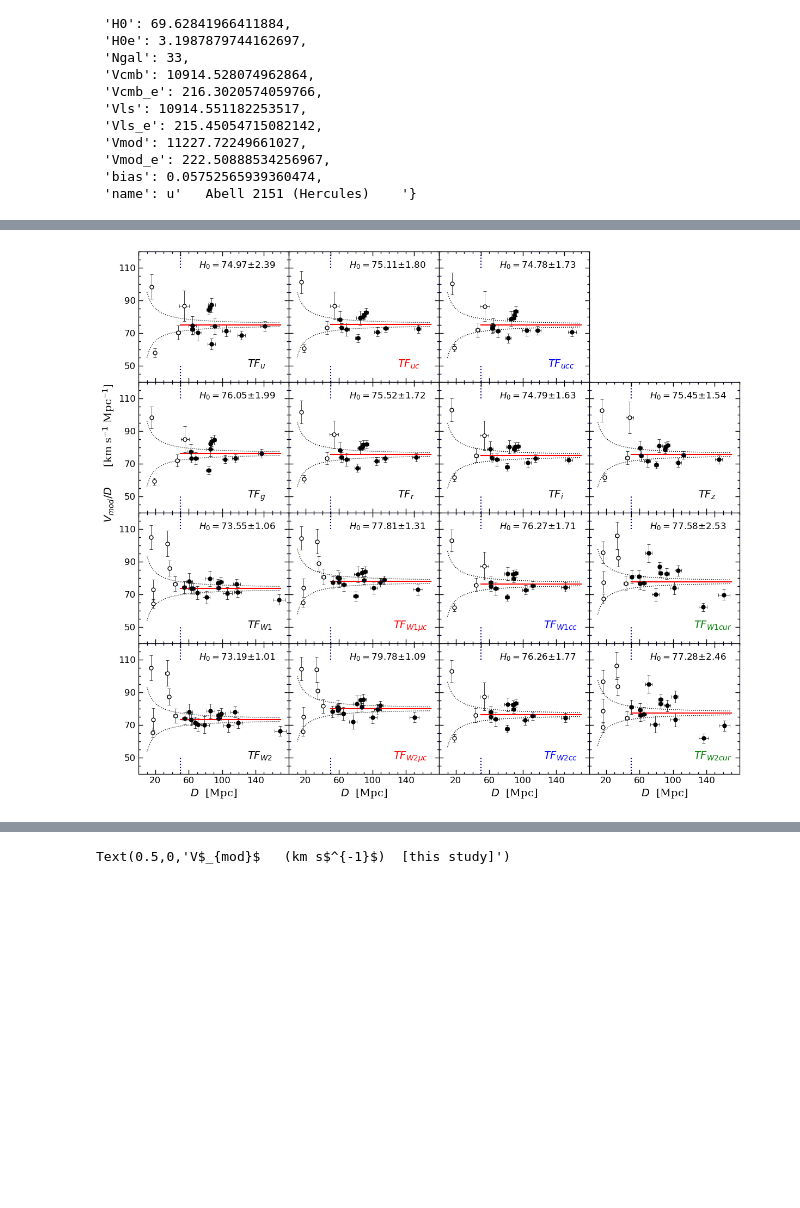
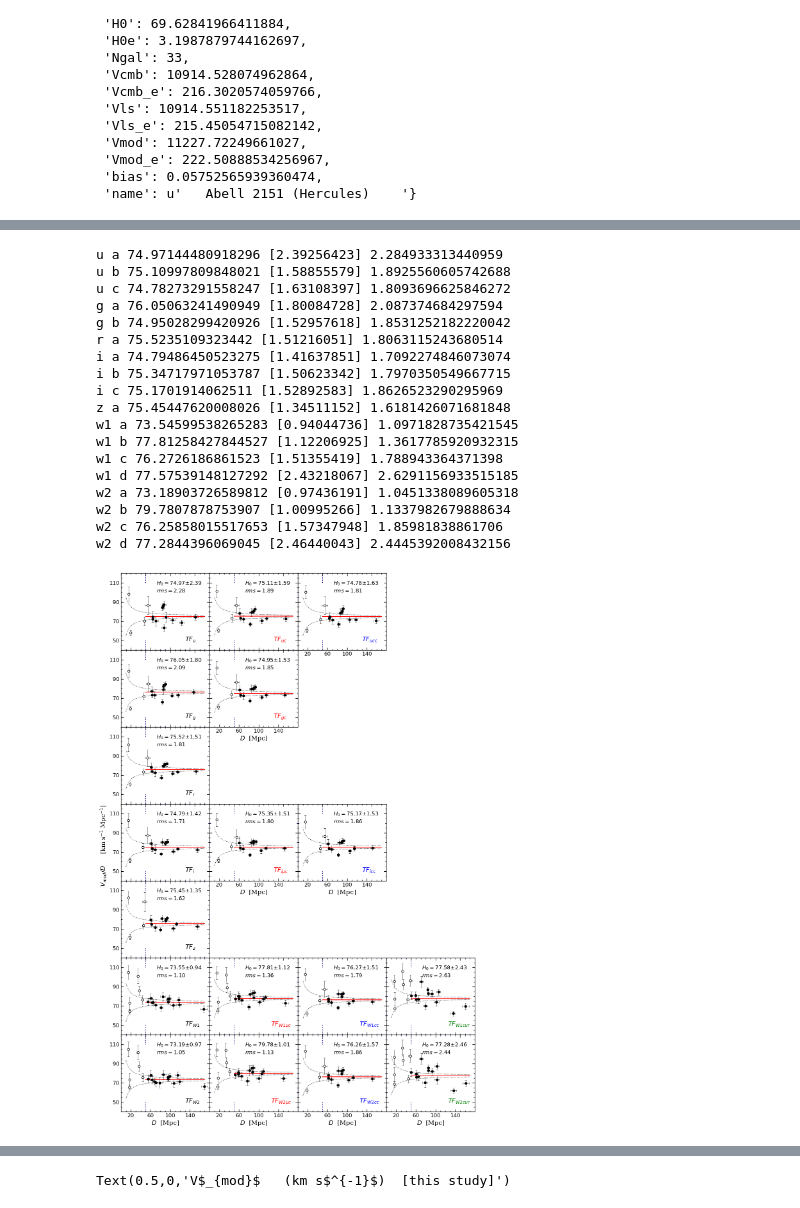
Before and after one commit to ekourkchi/TFcalibrators, a Jupyter notebook: TF_apply_cluster_bias.ipynb, the cells around one changed output, grey strips where cells are left out. Cells and saved outputs as stored; diff of their text form; code cells hidden in the pictures; blank space fills up the shorter version.

```diff
--- a/TF_apply_cluster_bias.ipynb
+++ b/TF_apply_cluster_bias.ipynb
@@ -494,12 +494,16 @@ band_Mag_Lims['u']['c'] = -16.41
 
 band_Mag_Lims['g']={}
 band_Mag_Lims['g']['a'] = -16.75
+band_Mag_Lims['g']['b'] = -16.72
+band_Mag_Lims['g']['c'] = -16.75
 
 band_Mag_Lims['r']={}
 band_Mag_Lims['r']['a'] = -16.90
 
 band_Mag_Lims['i']={}
 band_Mag_Lims['i']['a'] = -17.
+band_Mag_Lims['i']['b'] = -17.
+band_Mag_Lims['i']['c'] = -17.
 
 band_Mag_Lims['z']={}
 band_Mag_Lims['z']['a'] = -17.
@@ -1008,9 +1086,9 @@ Text(0,0.5,'$V_{mod}/D_i$      [km s${^{-1}}$ Mpc${^{-1}}$]    ')
 
 dye = {"u":"blue","g":"green","r":"red","i":"orange","z":"maroon","w1":"purple", 'w2': "brown"}
 
-fig = py.figure(figsize=(12, 12), dpi=100)
+fig = py.figure(figsize=(12, 21), dpi=100)
 fig.subplots_adjust(wspace=0, top=0.92, bottom=0.12, left=0.06, right=0.98)
-gs = gridspec.GridSpec(4,4) ; p=0
+gs = gridspec.GridSpec(7,4) ; p=0
 
 
 
@@ -1034,24 +1112,58 @@ plt.setp(ax.get_yticklabels(), visible=False)
 ax = plt.subplot(gs[p]) ; p+=1
 x_ax, y_ax = plotHubble(ax, 'g', 'a')
 ax.text(130, 49,  r'$TF_{g}$', fontsize=14)
-ax.set_ylabel(r'$V_{mod}/D$'+'      [km s'+r'${^{-1}}$'+' Mpc'+r'${^{-1}}$'+']    ', fontsize=14, fontdict=font)
 
-ax = plt.subplot(gs[p]) ; p+=1
+ax = plt.subplot(gs[p]) ; p+=3
+x_ax, y_ax = plotHubble(ax, 'g', 'b')
+ax.text(130, 49,  r'$TF_{gc}$', fontsize=14, color='r')
+plt.setp(ax.get_yticklabels(), visible=False)
+ax.set_xlabel(r'$D$'+'  [Mpc]', fontsize=14, fontdict=font)
+
+# ax = plt.subplot(gs[p]) ; p+=2
+# x_ax, y_ax = plotHubble(ax, 'g', 'c')
+# ax.text(130, 49,  r'$TF_{gcc}$', fontsize=14, color='b')
+# plt.setp(ax.get_yticklabels(), visible=False)
+# ax.set_xlabel(r'$D$'+'  [Mpc]', fontsize=14, fontdict=font)
+###################
+
+
+
+ax = plt.subplot(gs[p]) ; p+=4
 x_ax, y_ax = plotHubble(ax, 'r', 'a')
 ax.text(130, 49,  r'$TF_{r}$', fontsize=14)
-plt.setp(ax.get_yticklabels(), visible=False)
+# plt.setp(ax.get_yticklabels(), visible=False)
+
+###################
+
 
 ax = plt.subplot(gs[p]) ; p+=1
 x_ax, y_ax = plotHubble(ax, 'i', 'a')
 ax.text(130, 49,  r'$TF_{i}$', fontsize=14)
-plt.setp(ax.get_yticklabels(), visible=False)
+ax.set_ylabel(r'$V_{mod}/D$'+'      [km s'+r'${^{-1}}$'+' Mpc'+r'${^{-1}}$'+']    ', fontsize=14, fontdict=font)
 
 
 ax = plt.subplot(gs[p]) ; p+=1
+x_ax, y_ax = plotHubble(ax, 'i', 'b')
+ax.text(130, 49,  r'$TF_{i \mu c}$', fontsize=14, color='r')
+plt.setp(ax.get_yticklabels(), visible=False)
+ax.set_xlabel(r'$D$'+'  [Mpc]', fontsize=14, fontdict=font)
+
+ax = plt.subplot(gs[p]) ; p+=2
+x_ax, y_ax = plotHubble(ax, 'i', 'c')
+ax.text(130, 49,  r'$TF_{icc}$', fontsize=14, color='b')
+plt.setp(ax.get_yticklabels(), visible=False)
+ax.set_xlabel(r'$D$'+'  [Mpc]', fontsize=14, fontdict=font)
+
+###################
+
+
+ax = plt.subplot(gs[p]) ; p+=4
 x_ax, y_ax = plotHubble(ax, 'z', 'a')
 ax.text(130, 49,  r'$TF_{z}$', fontsize=14)
-plt.setp(ax.get_yticklabels(), visible=False)
+# plt.setp(ax.get_yticklabels(), visible=False)
 ax.set_xlabel(r'$D$'+'  [Mpc]', fontsize=14, fontdict=font)
+
+
 ###################
 
 ax = plt.subplot(gs[p]) ; p+=1
@@ -1078,34 +1190,52 @@ plt.setp(ax.get_yticklabels(), visible=False)
 ###################
 
 ax = plt.subplot(gs[p]) ; p+=1
 x_ax, y_ax = plotHubble(ax, 'w2', 'a')
 ax.text(130, 49,  r'$TF_{W2}$', fontsize=14)
 ax.set_xlabel(r'$D$'+'  [Mpc]', fontsize=14, fontdict=font)
 # ax.set_ylabel(r'$V_{mod}/D$', fontsize=14, fontdict=font)
 
 ax = plt.subplot(gs[p]) ; p+=1
 x_ax, y_ax = plotHubble(ax, 'w2', 'b')
 ax.text(125, 49,  r'$TF_{W2\mu c}$', fontsize=14, color='r')
 plt.setp(ax.get_yticklabels(), visible=False)
 ax.set_xlabel(r'$D$'+'  [Mpc]', fontsize=14, fontdict=font)
 
 ax = plt.subplot(gs[p]) ; p+=1
 x_ax, y_ax = plotHubble(ax, 'w2', 'c')
 ax.text(125, 49,  r'$TF_{W2cc}$', fontsize=14, color='b')
 plt.setp(ax.get_yticklabels(), visible=False)
 ax.set_xlabel(r'$D$'+'  [Mpc]', fontsize=14, fontdict=font)
 
 
 ax = plt.subplot(gs[p]) ; p+=1
 x_ax, y_ax = plotHubble(ax, 'w2', 'd')
 ax.text(125, 49,  r'$TF_{W2cur}$', fontsize=14, color='g')
 plt.setp(ax.get_yticklabels(), visible=False)
 ax.set_xlabel(r'$D$'+'  [Mpc]', fontsize=14, fontdict=font)
 
 
 plt.subplots_adjust(hspace=0, wspace=0)
 # %% [output]
+u a 74.97144480918296 [2.39256423] 2.284933313440959
+u b 75.10997809848021 [1.58855579] 1.8925560605742688
+u c 74.78273291558247 [1.63108397] 1.8093696625846272
+g a 76.05063241490949 [1.80084728] 2.087374684297594
+g b 74.95028299420926 [1.52957618] 1.8531252182220042
+r a 75.5235109323442 [1.51216051] 1.8063115243680514
+i a 74.79486450523275 [1.41637851] 1.7092274846073074
+i b 75.34717971053787 [1.50623342] 1.7970350549667715
+i c 75.1701914062511 [1.52892583] 1.8626523290295969
+z a 75.45447620008026 [1.34511152] 1.6181426071681848
+w1 a 73.54599538265283 [0.94044736] 1.0971828735421545
+w1 b 77.81258427844527 [1.12206925] 1.3617785920932315
+w1 c 76.2726186861523 [1.51355419] 1.788943364371398
+w1 d 77.57539148127292 [2.43218067] 2.6291156933515185
+w2 a 73.18903726589812 [0.97436191] 1.0451338089605318
+w2 b 79.7807878753907 [1.00995266] 1.1337982679888634
+w2 c 76.25858015517653 [1.57347948] 1.85981838861706
+w2 d 77.2844396069045 [2.46440043] 2.4445392008432156
-[figure, old version]
+[figure, new version]
 # %%
 def Plot_compareDM(ax, band1, band2, param2, color='k'):
     param1 = 'a'
```
Also changed, not shown: parts of 10 cells of this notebook, 8 other files.
